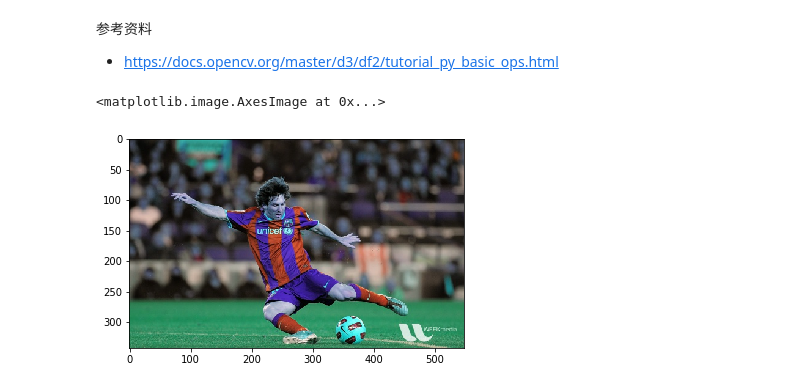
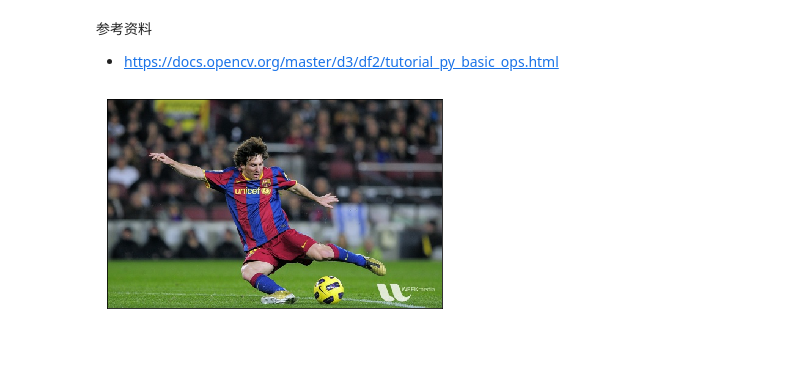
Before and after one commit to nnezhxw/opencv_python, a Jupyter notebook: 2.4 分离和合并图像通道（Channel）.ipynb, the cells around one changed output. Cells and saved outputs as stored; diff of their text form; code cells hidden in the pictures; blank space fills up the shorter version.

```diff
--- a/2.4 分离和合并图像通道（Channel）.ipynb
+++ b/2.4 分离和合并图像通道（Channel）.ipynb
@@ -22,17 +26,10 @@ cv.destroyAllWindows()
-# %%
-# 合并三个通道
-img = cv.merge((b, g, r))
-
-from matplotlib.pyplot import imshow
-%matplotlib inline
-imshow(img)
-# cv.imshow('img', img)
-
-# while(1):
-#     if (cv.waitKey(10) & 0xFF) == 27:
-#         break
-
-# cv.destroyAllWindows()
-# %% [output]
-<matplotlib.image.AxesImage at 0x...>
-[figure, removed]
+# %%
+# 合并三个通道
+img = cv.merge((b, g, r))
+
+plt.imshow(img[:,:,::-1])
+plt.xticks([])
+plt.yticks([])
+plt.show()
+# %% [output]
+[figure, added]
```
Also changed, not shown: parts of 1 cell of this notebook.
